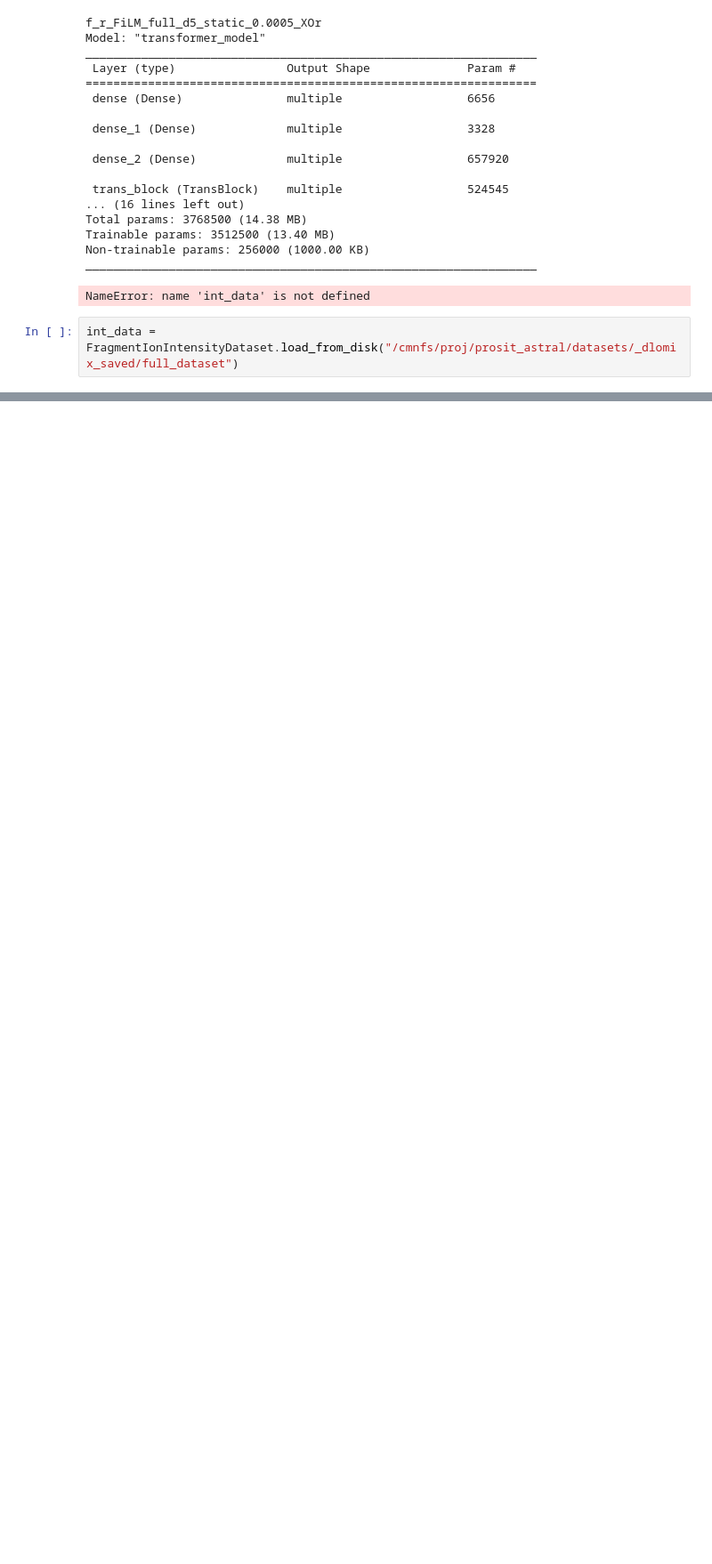
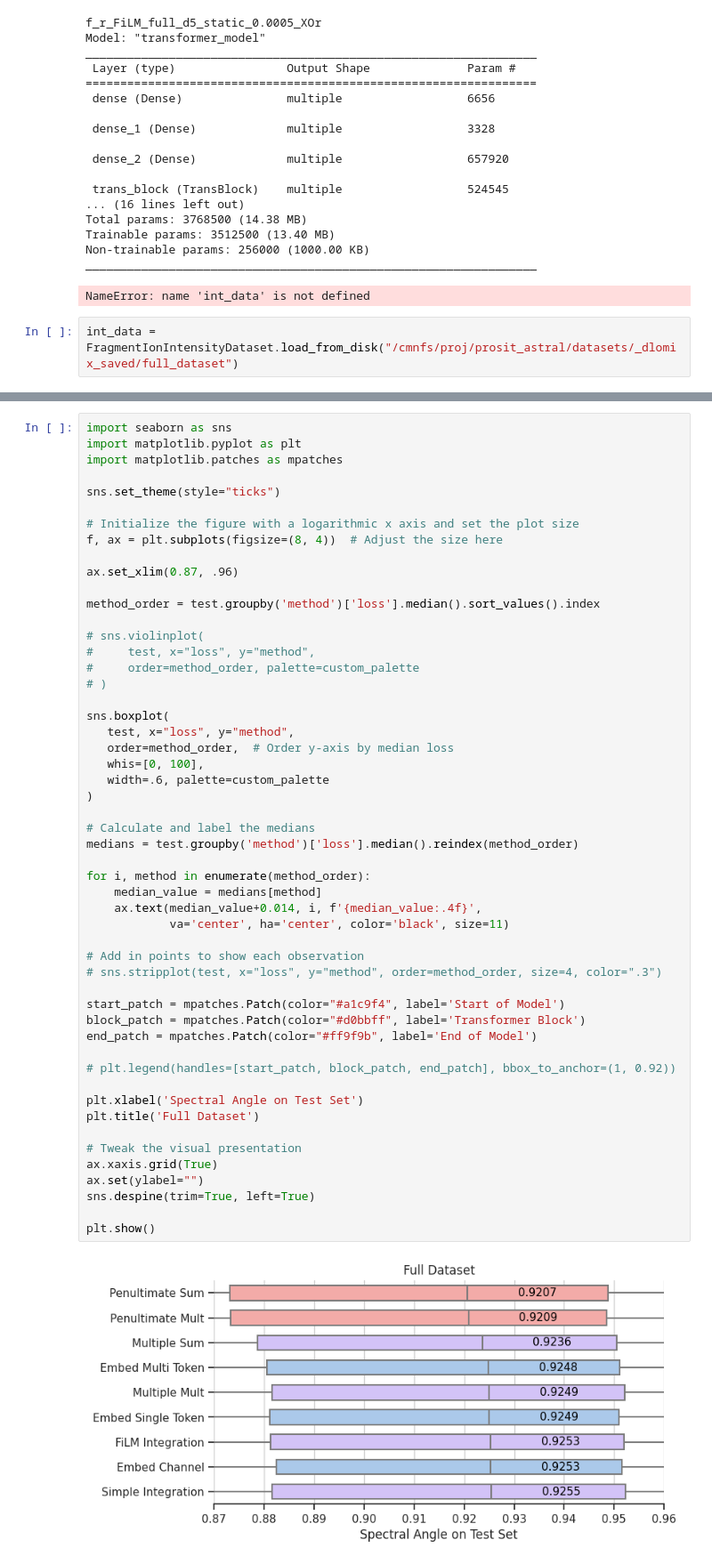
Before and after one commit to Elizabeth-Flx/dlomix-astral, a Jupyter notebook: eval_full.ipynb, the cells around one changed output, grey strips where cells are left out. Shown at 89% size. Drawn from its saved outputs; the diff is of its cells as text; blank space fills up the shorter version.

```diff
--- a/eval_full.ipynb
+++ b/eval_full.ipynb
@@ -209,4 +213,58 @@ Simple Integration    0.925089
 Name: loss, dtype: float32
+# %%
+import seaborn as sns
+import matplotlib.pyplot as plt
+import matplotlib.patches as mpatches
+
+sns.set_theme(style="ticks")
+
+# Initialize the figure with a logarithmic x axis and set the plot size
+f, ax = plt.subplots(figsize=(8, 4))  # Adjust the size here
+
+ax.set_xlim(0.87, .96)
+
+method_order = test.groupby('method')['loss'].median().sort_values().index
+
+# sns.violinplot(
+#     test, x="loss", y="method",
+#     order=method_order, palette=custom_palette
+# )
+
+sns.boxplot(
+   test, x="loss", y="method",
+   order=method_order,  # Order y-axis by median loss
+   whis=[0, 100],
+   width=.6, palette=custom_palette
+)
+
+# Calculate and label the medians
+medians = test.groupby('method')['loss'].median().reindex(method_order)
+
+for i, method in enumerate(method_order):
+    median_value = medians[method]
+    ax.text(median_value+0.014, i, f'{median_value:.4f}',
+            va='center', ha='center', color='black', size=11)
+
+# Add in points to show each observation
+# sns.stripplot(test, x="loss", y="method", order=method_order, size=4, color=".3")
+
+start_patch = mpatches.Patch(color="#a1c9f4", label='Start of Model')
+block_patch = mpatches.Patch(color="#d0bbff", label='Transformer Block')
+end_patch = mpatches.Patch(color="#ff9f9b", label='End of Model')
+
+# plt.legend(handles=[start_patch, block_patch, end_patch], bbox_to_anchor=(1, 0.92))
+
+plt.xlabel('Spectral Angle on Test Set')
+plt.title('Full Dataset')
+
+# Tweak the visual presentation
+ax.xaxis.grid(True)
+ax.set(ylabel="")
+sns.despine(trim=True, left=True)
+
+plt.show()
+# %% [output]
+[figure, added]
 # %%
 import seaborn as sns
 import matplotlib.pyplot as plt
```
Also changed, not shown: parts of 5 cells of this notebook, 22 other files.
